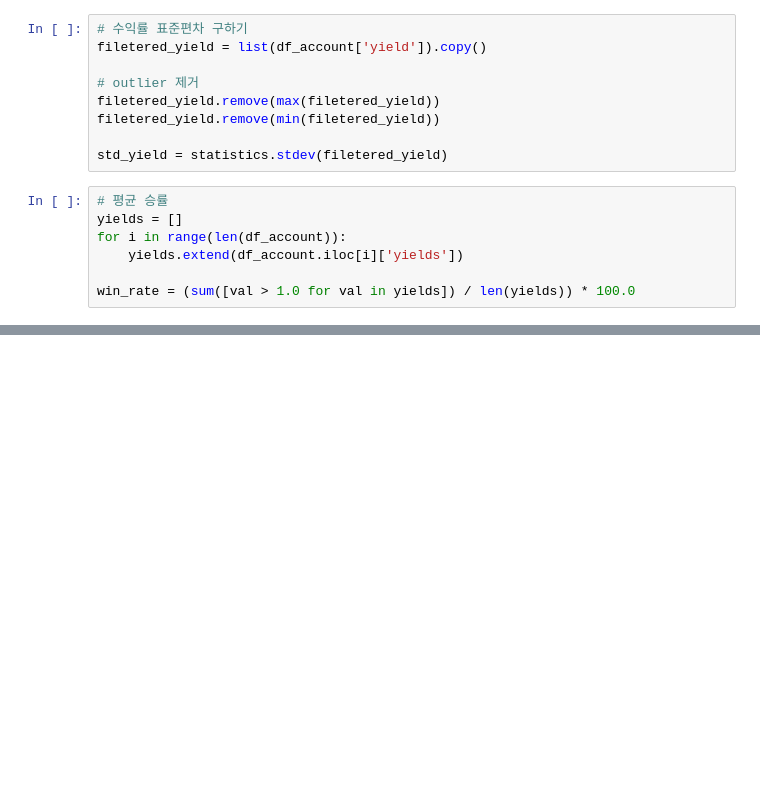
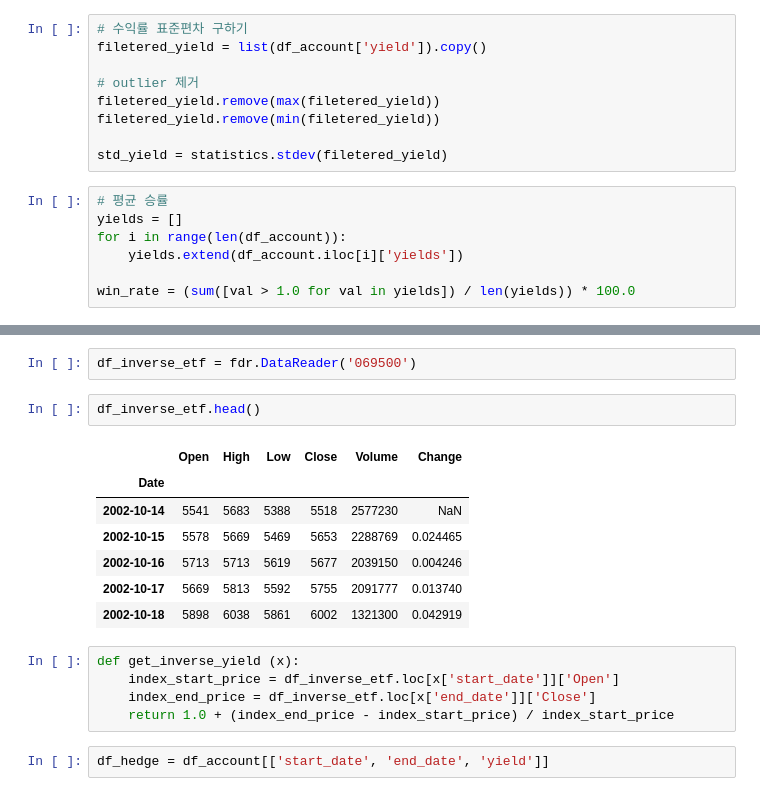
Before and after one commit to ethanscho/backtest-playground, a Jupyter notebook: quantitative-value/backtest.ipynb, the cells around one changed output, grey strips where cells are left out. Cells and saved outputs as stored; diff of their text form; blank space fills up the shorter version.

```diff
--- a/quantitative-value/backtest.ipynb
+++ b/quantitative-value/backtest.ipynb
@@ -374,0 +360,19 @@ for duration in range(1, 17):
+# %%
+df_inverse_etf = fdr.DataReader('069500')
+# %%
+df_inverse_etf.head()
+# %% [output]
+|  | Open | High | Low | Close | Volume | Change |
+| Date |  |  |  |  |  |  |
+| 2002-10-14 | 5541 | 5683 | 5388 | 5518 | 2577230 | NaN |
+| 2002-10-15 | 5578 | 5669 | 5469 | 5653 | 2288769 | 0.024465 |
+| 2002-10-16 | 5713 | 5713 | 5619 | 5677 | 2039150 | 0.004246 |
+| 2002-10-17 | 5669 | 5813 | 5592 | 5755 | 2091777 | 0.013740 |
+| 2002-10-18 | 5898 | 6038 | 5861 | 6002 | 1321300 | 0.042919 |
+# %%
+def get_inverse_yield (x):
+    index_start_price = df_inverse_etf.loc[x['start_date']]['Open']
+    index_end_price = df_inverse_etf.loc[x['end_date']]['Close']
+    return 1.0 + (index_end_price - index_start_price) / index_start_price
+# %%
+df_hedge = df_account[['start_date', 'end_date', 'yield']]
```
Also changed, not shown: parts of 28 cells of this notebook, 1 other file.
